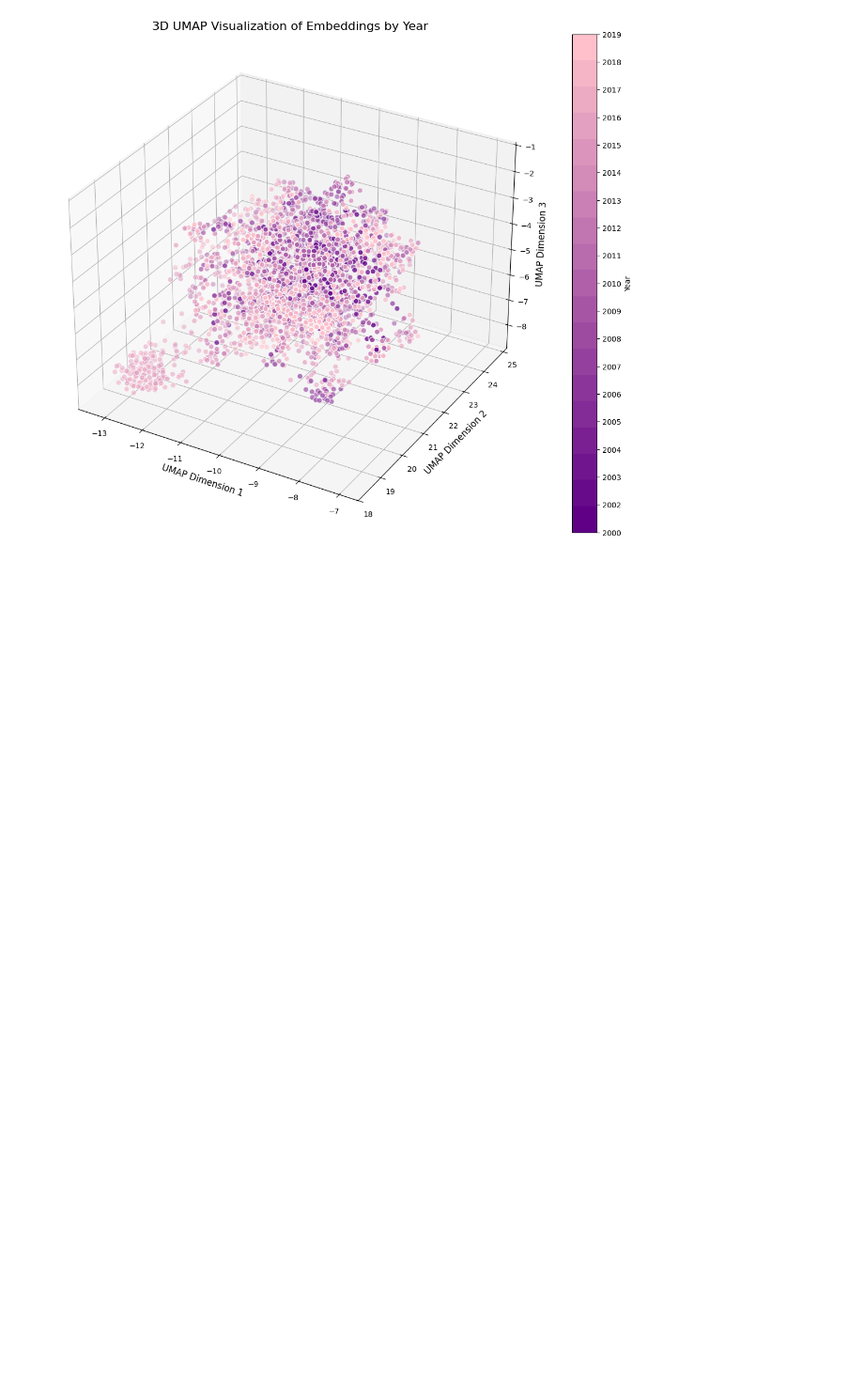
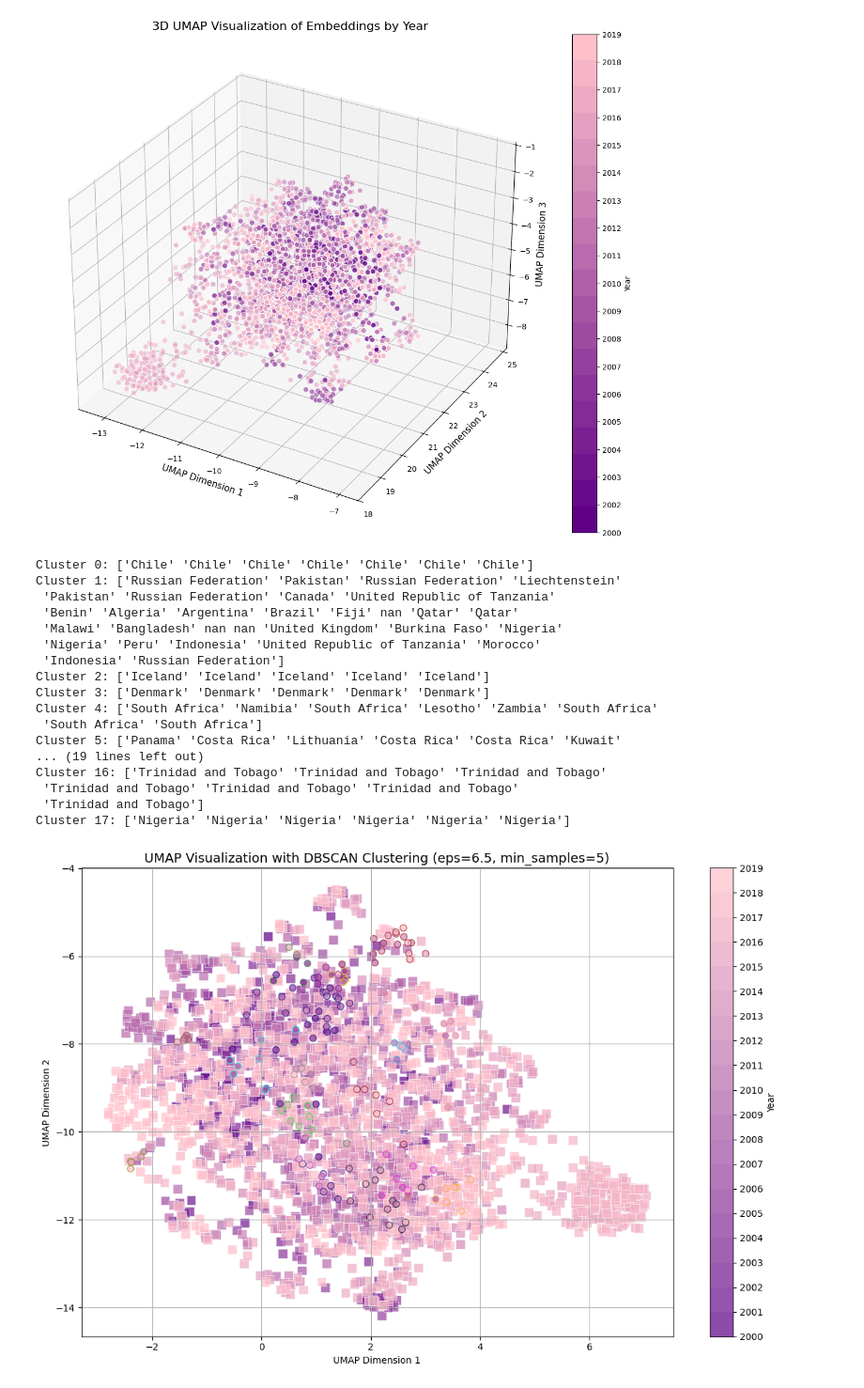
Before and after one commit to imgeyuez/WPS-HRI, a Jupyter notebook: embeddings/clustering.ipynb, the cells around one changed output. Shown at 94% size. Saved outputs shown, nothing was run; the diff lists cells and outputs as text; code cells hidden in the pictures; blank space fills up the shorter version.

```diff
--- a/embeddings/clustering.ipynb
+++ b/embeddings/clustering.ipynb
@@ -245,3 +244,83 @@ cbar.set_label('Year')
 plt.show()
 # %% [output]
 [figure]
+# %%
+# dbscan clustering for UMAP with 2 dimensions
+def dbscan_clustering(matrix, eps, min_samples):
+    dbscan = DBSCAN(eps=eps, min_samples=min_samples)
+    labels = dbscan.fit_predict(matrix)
+    return labels
+
+def plot_clusters_dbscan(df, x_col, y_col, year_col, eps, min_samples):
+    unique_clusters = sorted(df['dbscan'].unique())
+    outline_colors = [
+    'maroon', 'forestgreen', 'navy', 'gold', 'purple',
+    'cyan', 'orange', 'darkred', 'deepskyblue', 'saddlebrown',
+    'lime', 'black', 'magenta', 'darkblue', 'salmon',
+    'darkorchid', 'olive', 'gray'
+]
+    color_map = {label: outline_colors[idx % len(outline_colors)] for idx, label in enumerate(unique_clusters)}
+
+
+    plt.figure(figsize=(12, 8))
+
+    for idx, cluster_label in enumerate(unique_clusters):
+        cluster_subset = df[df['dbscan'] == cluster_label]
+
+        sc = plt.scatter(
+            cluster_subset[x_col],
+            cluster_subset[y_col],
+            c=cluster_subset[year_col],
+            cmap=gradient_colors,
+            vmin=2000, vmax=2019,
+            edgecolors=color_map[cluster_label] if cluster_label != -1 else 'w',  # black outline for clusters, white for noise
+            linewidths=0.8 if cluster_label != -1 else 0.5,  # thicker outline for clusters
+            s=100 if cluster_label == -1 else 50,
+            marker='s' if cluster_label == -1 else 'o',
+            alpha=0.7
+        )
+        if cluster_label != -1:
+            print(f"Cluster {cluster_label}: {cluster_subset['country/organization'].values}")
+
+    # Add plot title and labels
+    plt.title(f'UMAP Visualization with DBSCAN Clustering (eps={eps}, min_samples={min_samples})', fontsize=14)
+    plt.xlabel('UMAP Dimension 1')
+    plt.ylabel('UMAP Dimension 2')
+
+    # Add colorbar for year
+    cbar = plt.colorbar(sc, ticks=range(2000, 2020))
+    cbar.ax.set_yticklabels(range(2000, 2020))
+    cbar.set_label('Year')
+
+    plt.grid(True)
+    plt.tight_layout()
+    plt.show()
+
+eps = 6.5
+min_samples = 5
+
+df['dbscan'] = dbscan_clustering(matrix, eps=eps, min_samples=min_samples)
+
+plot_clusters_dbscan(df, 'x_umap2', 'y_umap2', 'year', eps, min_samples)
+
+total_noise = (df['dbscan'] == -1).sum()
+print(f"Total number of texts considered noise by DBSCAN: {total_noise}")
+# %% [output]
+Cluster 0: ['Chile' 'Chile' 'Chile' 'Chile' 'Chile' 'Chile' 'Chile']
+Cluster 1: ['Russian Federation' 'Pakistan' 'Russian Federation' 'Liechtenstein'
+ 'Pakistan' 'Russian Federation' 'Canada' 'United Republic of Tanzania'
+ 'Benin' 'Algeria' 'Argentina' 'Brazil' 'Fiji' nan 'Qatar' 'Qatar'
+ 'Malawi' 'Bangladesh' nan nan 'United Kingdom' 'Burkina Faso' 'Nigeria'
+ 'Nigeria' 'Peru' 'Indonesia' 'United Republic of Tanzania' 'Morocco'
+ 'Indonesia' 'Russian Federation']
+Cluster 2: ['Iceland' 'Iceland' 'Iceland' 'Iceland' 'Iceland']
+Cluster 3: ['Denmark' 'Denmark' 'Denmark' 'Denmark' 'Denmark']
+Cluster 4: ['South Africa' 'Namibia' 'South Africa' 'Lesotho' 'Zambia' 'South Africa'
+ 'South Africa' 'South Africa']
+Cluster 5: ['Panama' 'Costa Rica' 'Lithuania' 'Costa Rica' 'Costa Rica' 'Kuwait'
+... (19 lines left out)
+Cluster 16: ['Trinidad and Tobago' 'Trinidad and Tobago' 'Trinidad and Tobago'
+ 'Trinidad and Tobago' 'Trinidad and Tobago' 'Trinidad and Tobago'
+ 'Trinidad and Tobago']
+Cluster 17: ['Nigeria' 'Nigeria' 'Nigeria' 'Nigeria' 'Nigeria' 'Nigeria']
+[figure, added]
```
Also changed, not shown: parts of 7 cells of this notebook, 2 other files.
